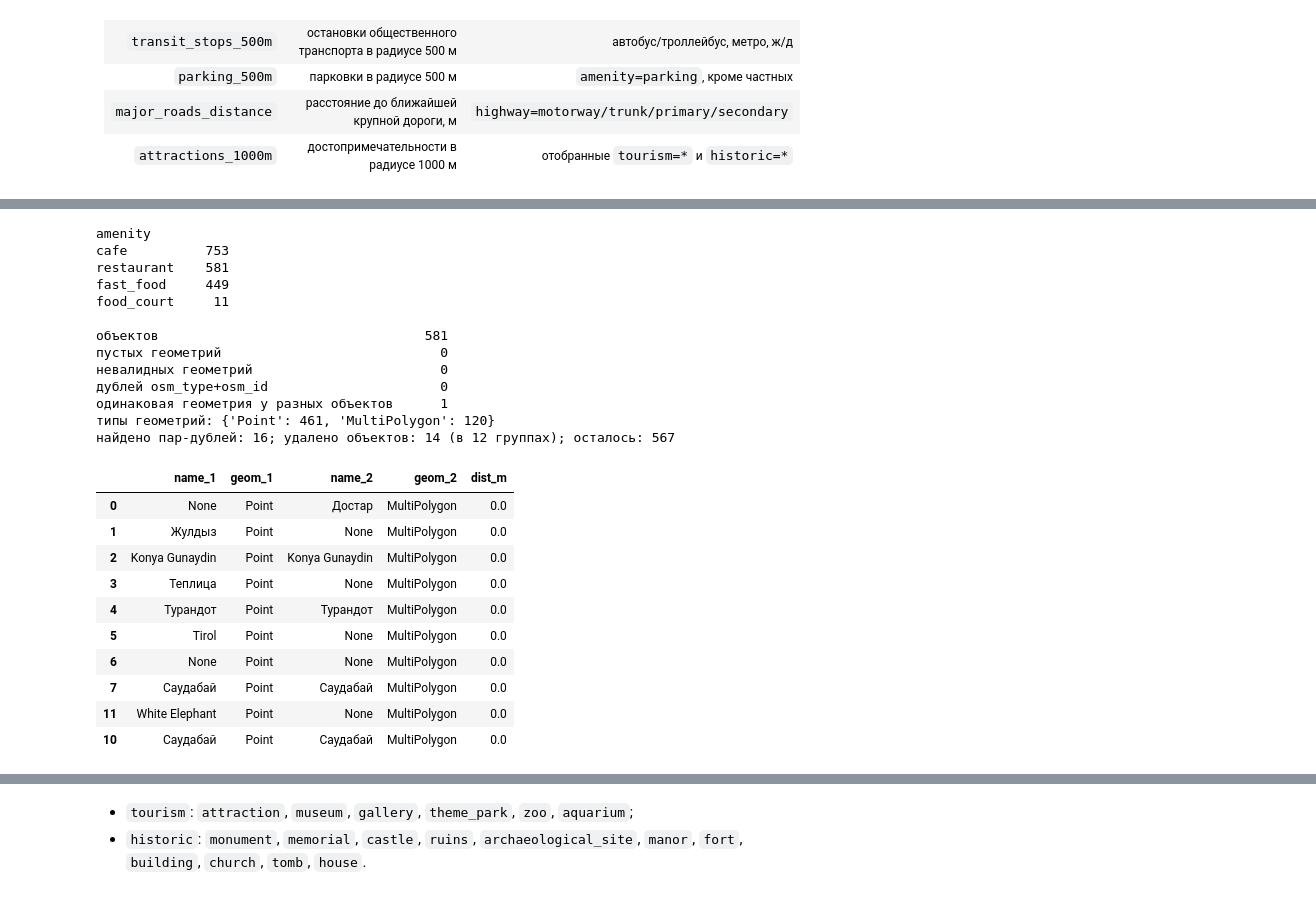
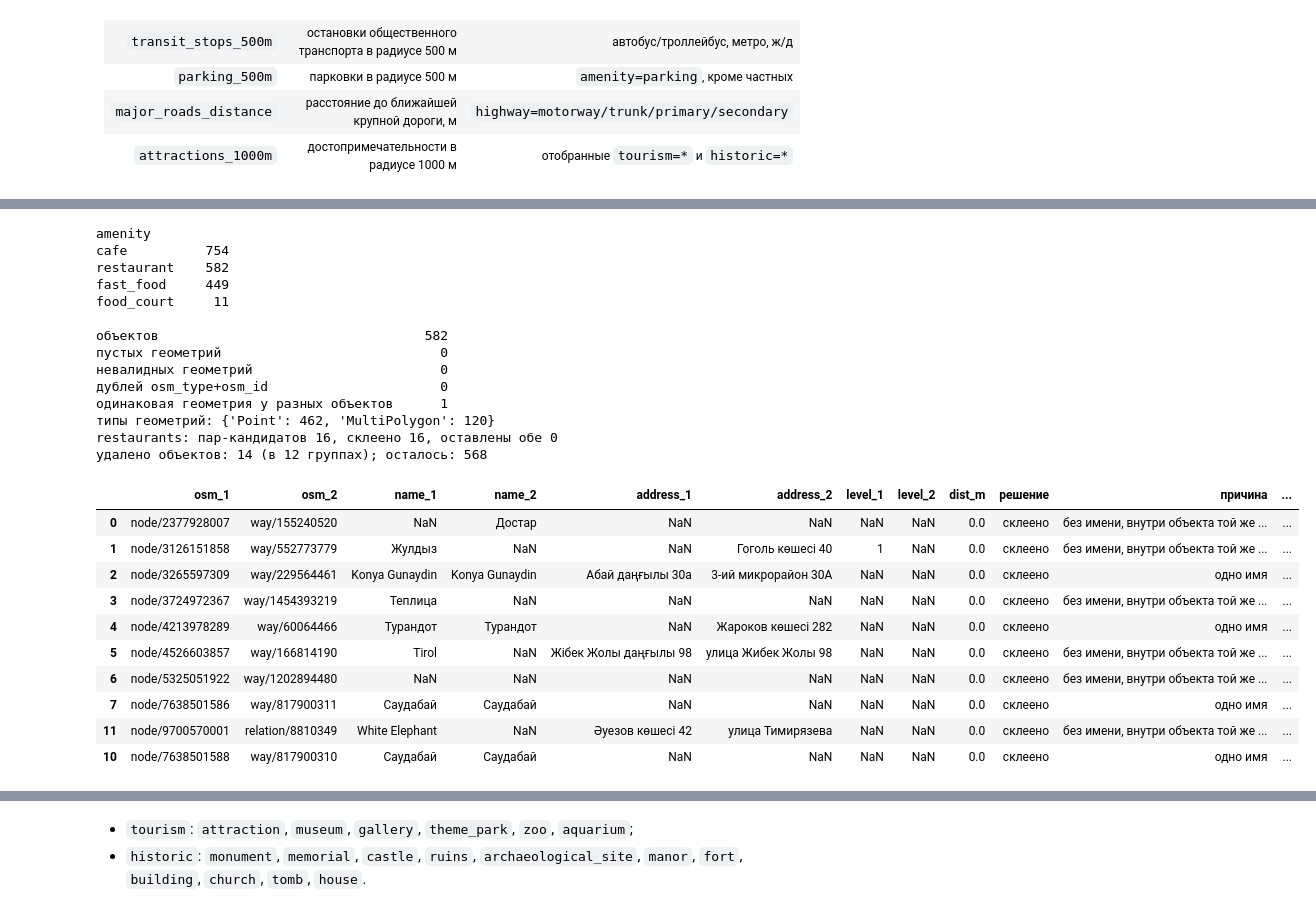
Before and after one commit to muenjmtst/business-location-ai, a Jupyter notebook: notebooks/03_osm_commercial_features.ipynb, the cells around one changed output, grey strips where cells are left out. Drawn from its saved outputs; the diff is of its cells as text; code cells hidden in the pictures.

```diff
--- a/notebooks/03_osm_commercial_features.ipynb
+++ b/notebooks/03_osm_commercial_features.ipynb
@@ -141,9 +198,9 @@ kazakhstan-latest.osm.pbf: 226 МБ, скачан 2026-11-15, md5 ccf644be8797ed
 # %%
-# ключи OSM, которые нужны для восьми признаков
+# ключи OSM, которые нужны для восьми признаков и проверки дублей
 TAG_KEYS = [
     "name", "name:ru", "name:kk", "name:en",
-    "shop", "amenity", "building",
-    "highway", "railway", "public_transport", "station", "subway", "construction", "tunnel",
+    "shop", "amenity", "building", "addr:street", "addr:housenumber", "level", "addr:floor",
+    "highway", "railway", "public_transport", "station", "subway", "bus", "trolleybus", "construction", "tunnel",
     "parking", "access",
     "tourism", "historic", "memorial",
 ]
@@ -154,32 +211,40 @@ def parse_other_tags(value):
     return dict(OTHER_TAGS_RE.findall(value)) if isinstance(value, str) else {}
 
 
-def read_osm_layer(layer):
-    raw = gpd.read_file(EXTRACT_PATH, layer=layer)
-    if layer == "multipolygons":
+def to_osm_frame(raw, source_layer, area):
+    '''Слой GDAL -> osm_type, osm_id и нужные теги колонками, метрическая CRS, только объекты, задевающие area.'''
+    if source_layer == "multipolygons":
         # замкнутые линии приходят с osm_way_id, мультиполигоны-отношения с osm_id
         osm_type = np.where(raw["osm_way_id"].notna(), "way", "relation")
         osm_id = raw["osm_way_id"].fillna(raw["osm_id"])
     else:
-        osm_type = "node" if layer == "points" else "way"
+        osm_type = np.full(len(raw), "node" if source_layer == "points" else "way")
         osm_id = raw["osm_id"]
     other = raw["other_tags"].map(parse_other_tags)
-    out = gpd.GeoDataFrame(
-        {"osm_type": osm_type, "osm_id": osm_id.astype("int64")},
-        geometry=raw.geometry, crs=raw.crs, index=raw.index,
-    )
+    out = gpd.GeoDataFrame({"osm_type": osm_type, "osm_id": osm_id.astype("int64")},
+                           geometry=raw.geometry, crs=raw.crs, index=raw.index)
     for key in TAG_KEYS:
         from_other = other.map(lambda tags: tags.get(key))
         out[key] = raw[key].where(raw[key].notna(), from_other) if key in raw.columns else from_other
-    return out
+    out = out.to_crs(CRS_METRIC)
+    return out[out.intersects(area)].reset_index(drop=True)
+
+
+def read_extract_layer(layer, area):
+    return to_osm_frame(gpd.read_file(EXTRACT_PATH, layer=layer), EXTRACT_LAYERS[layer][0], area)
 
 
 start = time.time()
-osm = pd.concat([read_osm_layer(layer) for layer in OSM_LAYERS], ignore_index=True)
-osm = gpd.GeoDataFrame(osm, geometry="geometry", crs="EPSG:4326").to_crs(CRS_METRIC)
-osm = osm[osm.intersects(study_area)].reset_index(drop=True)
+osm = gpd.GeoDataFrame(
+    pd.concat([read_extract_layer(layer, study_area) for layer in ("points", "lines", "multipolygons")],
+              ignore_index=True),
+    geometry="geometry", crs=CRS_METRIC,
+)
+major_roads_wide = read_extract_layer("major_roads", distance_area)
+metro_wide = read_extract_layer("metro_stations", distance_area)
 
-print(f"объектов OSM в зоне поиска: {len(osm)} ({time.time() - start:.0f} с)")
+print(f"объектов OSM в зоне счётчиков: {len(osm)}; сегментов крупных дорог в зоне расстояний: {len(major_roads_wide)}; "
+      f"узлов метро: {len(metro_wide)} ({time.time() - start:.0f} с)")
 print("типы геометрий:", osm.geom_type.value_counts().to_dict())
 print("пустых геометрий:", int(osm.geometry.is_empty.sum()), "| невалидных:", int((~osm.geometry.is_valid).sum()),
       "| дублей osm_type+osm_id:", int(osm.duplicated(["osm_type", "osm_id"]).sum()))
@@ -524,34 +693,37 @@ max        16.00
 # %%
 print(osm.loc[osm["amenity"].isin(["restaurant", "fast_food", "food_court", "cafe"]), "amenity"].value_counts().to_string())
 print()
 restaurants = check_geometries(osm[osm["amenity"] == "restaurant"], "restaurants")
-restaurants, restaurant_duplicates = drop_duplicate_objects(restaurants, max_dist_m=30, unnamed_rule="contained")
+restaurants, restaurant_duplicates = drop_duplicate_objects(
+    restaurants, max_dist_m=30, unnamed_rule="contained", label="restaurants"
+)
 restaurant_duplicates.sort_values("dist_m").head(10)
 # %% [output]
 amenity
-cafe          753
-restaurant    581
+cafe          754
+restaurant    582
 fast_food     449
 food_court     11
 
-объектов                                  581
+объектов                                  582
 пустых геометрий                            0
 невалидных геометрий                        0
 дублей osm_type+osm_id                      0
 одинаковая геометрия у разных объектов      1
-типы геометрий: {'Point': 461, 'MultiPolygon': 120}
-найдено пар-дублей: 16; удалено объектов: 14 (в 12 группах); осталось: 567
+типы геометрий: {'Point': 462, 'MultiPolygon': 120}
+restaurants: пар-кандидатов 16, склеено 16, оставлены обе 0
+удалено объектов: 14 (в 12 группах); осталось: 568
-|  | name_1 | geom_1 | name_2 | geom_2 | dist_m |
-| 0 | None | Point | Достар | MultiPolygon | 0.0 |
-| 1 | Жулдыз | Point | None | MultiPolygon | 0.0 |
-| 2 | Konya Gunaydin | Point | Konya Gunaydin | MultiPolygon | 0.0 |
-| 3 | Теплица | Point | None | MultiPolygon | 0.0 |
-| 4 | Турандот | Point | Турандот | MultiPolygon | 0.0 |
-| 5 | Tirol | Point | None | MultiPolygon | 0.0 |
-| 6 | None | Point | None | MultiPolygon | 0.0 |
-| 7 | Саудабай | Point | Саудабай | MultiPolygon | 0.0 |
-| 11 | White Elephant | Point | None | MultiPolygon | 0.0 |
-| 10 | Саудабай | Point | Саудабай | MultiPolygon | 0.0 |
+|  | osm_1 | osm_2 | name_1 | name_2 | address_1 | address_2 | level_1 | level_2 | dist_m | решение | причина | ... |
+| 0 | node/2377928007 | way/155240520 | NaN | Достар | NaN | NaN | NaN | NaN | 0.0 | склеено | без имени, внутри объекта той же ... | ... |
+| 1 | node/3126151858 | way/552773779 | Жулдыз | NaN | NaN | Гоголь көшесі 40 | 1 | NaN | 0.0 | склеено | без имени, внутри объекта той же ... | ... |
+| 2 | node/3265597309 | way/229564461 | Konya Gunaydin | Konya Gunaydin | Абай даңғылы 30а | 3-ий микрорайон 30А | NaN | NaN | 0.0 | склеено | одно имя | ... |
+| 3 | node/3724972367 | way/1454393219 | Теплица | NaN | NaN | NaN | NaN | NaN | 0.0 | склеено | без имени, внутри объекта той же ... | ... |
+| 4 | node/4213978289 | way/60064466 | Турандот | Турандот | NaN | Жароков көшесі 282 | NaN | NaN | 0.0 | склеено | одно имя | ... |
+| 5 | node/4526603857 | way/166814190 | Tirol | NaN | Жібек Жолы даңғылы 98 | улица Жибек Жолы 98 | NaN | NaN | 0.0 | склеено | без имени, внутри объекта той же ... | ... |
+| 6 | node/5325051922 | way/1202894480 | NaN | NaN | NaN | NaN | NaN | NaN | 0.0 | склеено | без имени, внутри объекта той же ... | ... |
+| 7 | node/7638501586 | way/817900311 | Саудабай | Саудабай | NaN | NaN | NaN | NaN | 0.0 | склеено | одно имя | ... |
+| 11 | node/9700570001 | relation/8810349 | White Elephant | NaN | Әуезов көшесі 42 | улица Тимирязева | NaN | NaN | 0.0 | склеено | без имени, внутри объекта той же ... | ... |
+| 10 | node/7638501588 | way/817900310 | Саудабай | Саудабай | NaN | NaN | NaN | NaN | 0.0 | склеено | одно имя | ... |
 # %%
 FEATURES["restaurants_500m"] = count_within(restaurants, 500, "restaurants_500m", as_points=True)
 describe_feature(FEATURES["restaurants_500m"], "restaurants_500m")
```
Also changed, not shown: parts of 40 cells of this notebook.
